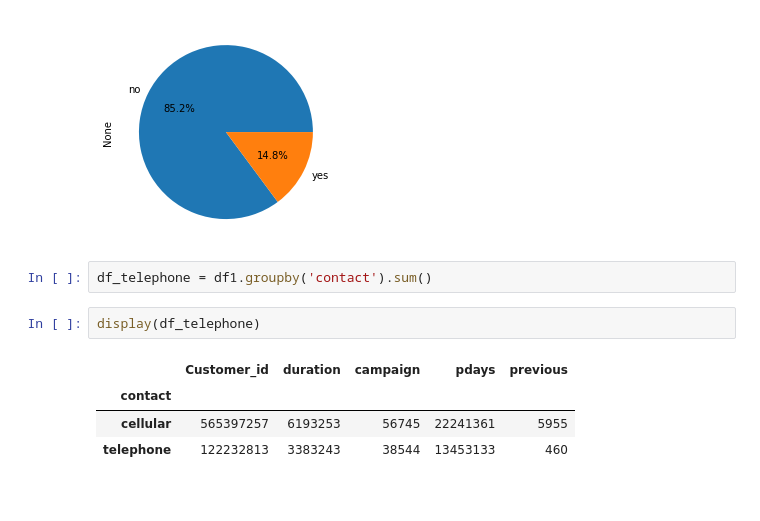
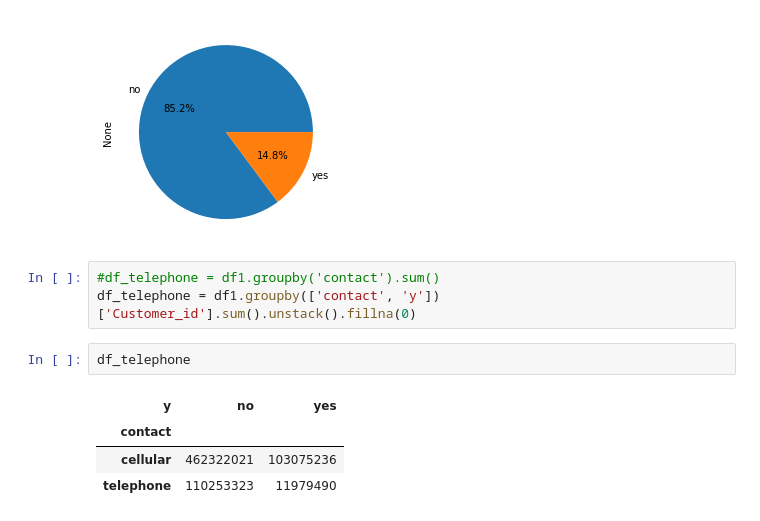
Before and after one commit to ilaav/b1CapstoneProject, a Jupyter notebook: Data Analysis.ipynb, the cells around one changed output. Saved outputs shown, nothing was run; the diff lists cells and outputs as text.

```diff
--- a/Data Analysis.ipynb
+++ b/Data Analysis.ipynb
@@ -85,11 +91,12 @@ cellular.groupby('y').size().plot.pie(autopct='%1.1f%%')
 <AxesSubplot:ylabel='None'>
 [figure]
 # %%
-df_telephone = df1.groupby('contact').sum()
+#df_telephone = df1.groupby('contact').sum()
+df_telephone = df1.groupby(['contact', 'y'])['Customer_id'].sum().unstack().fillna(0)
 # %%
-display(df_telephone)
+df_telephone
 # %% [output]
-|  | Customer_id | duration | campaign | pdays | previous |
-| contact |  |  |  |  |  |
-| cellular | 565397257 | 6193253 | 56745 | 22241361 | 5955 |
-| telephone | 122232813 | 3383243 | 38544 | 13453133 | 460 |
+| y | no | yes |
+| contact |  |  |
+| cellular | 462322021 | 103075236 |
+| telephone | 110253323 | 11979490 |
```
Also changed, not shown: parts of 45 cells of this notebook.
